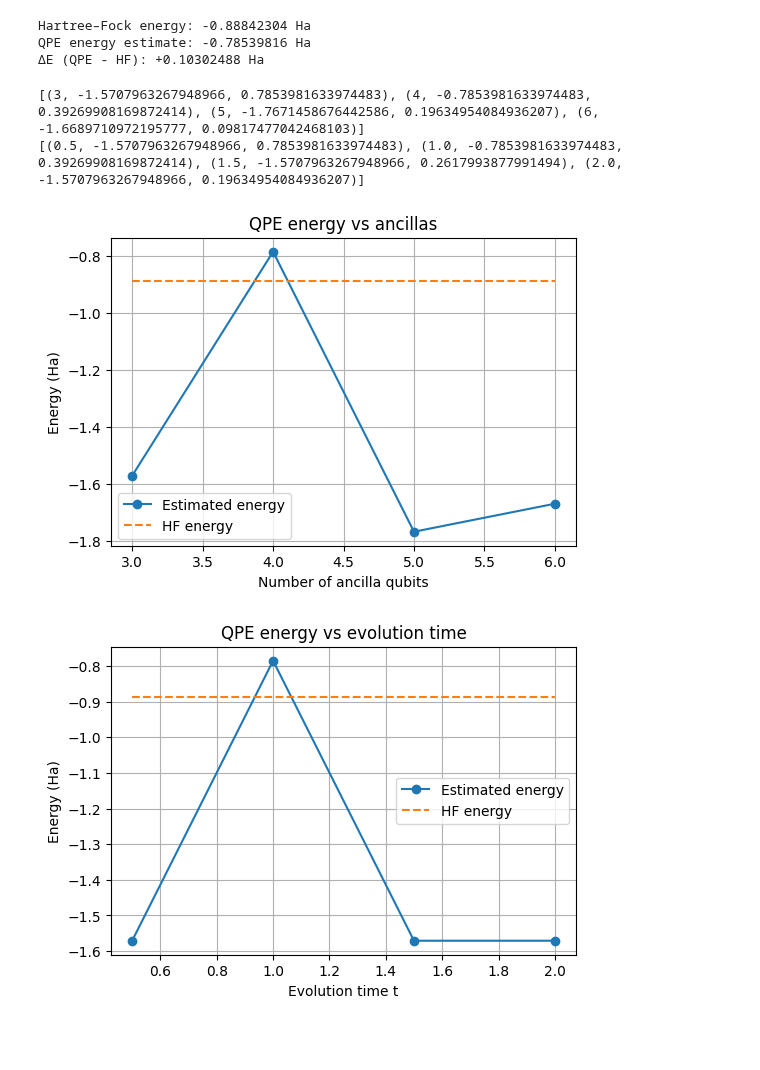
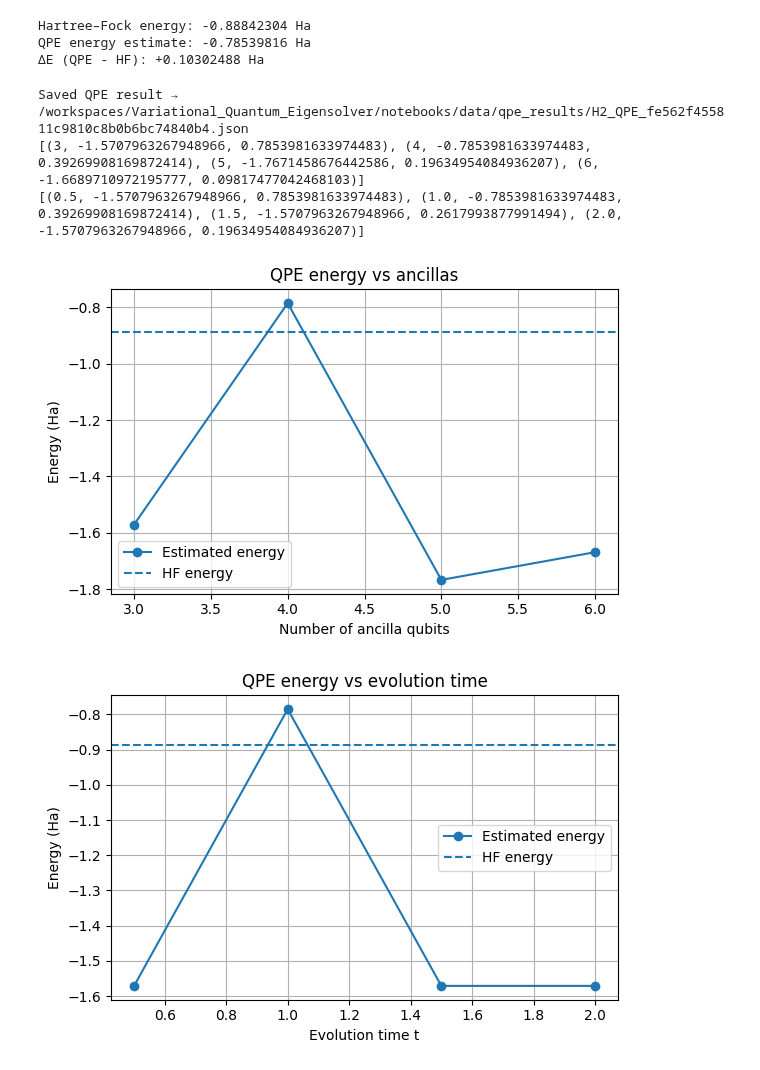
Before and after one commit to SidRichardsQuantum/Variational_Quantum_Eigensolver, a Jupyter notebook: notebooks/H2/H2_QPE_Noiseless.ipynb, the cells around one changed output. Cells and saved outputs as stored; diff of their text form; code cells hidden in the pictures; blank space fills up the shorter version.

Commit message:
tweaks and QPE runs. Save plots and cache results

```diff
--- a/notebooks/H2/H2_QPE_Noiseless.ipynb
+++ b/notebooks/H2/H2_QPE_Noiseless.ipynb
@@ -107,50 +116,69 @@ QPE energy estimate: -0.78539816 Ha
 ΔE (QPE - HF): +0.10302488 Ha
 # %%
 # Sweep ancillas
-anc_list = [3,4,5, 6]
+anc_list = [3, 4, 5, 6]
 energies, bins = [], []
 for n in anc_list:
-    r = run_qpe(hamiltonian, hf, n_ancilla=n, t=t_evol, trotter_steps=trotter_steps,
-                noise_params=None, shots=2000, molecule_name="H2")
+    sig = signature_hash(
+        molecule=molecule_name,
+        n_ancilla=n,
+        t=t_evol,
+        noise=None,
+        shots=shots,
+    )
+    cached = load_qpe_result(molecule_name, sig)
+    if cached:
+        r = cached
+    else:
+        r = run_qpe(hamiltonian, hf, n_ancilla=n, t=t_evol, trotter_steps=trotter_steps,
+                    noise_params=None, shots=shots, molecule_name="H2")
+        save_qpe_result(r)
     energies.append(r["energy"])
     bins.append(2*np.pi/(t_evol*(2**n)))
 
-print(list(zip(anc_list, energies, bins)))  # (n_anc, EstE, bin_width)
+print(list(zip(anc_list, energies, bins)))
 
-# Sweep t (keep |E| < π/t, so try t in [0.5, 1.0, 1.5, 2.0])
+# Sweep evolution time
 t_list = [0.5, 1.0, 1.5, 2.0]
 energies_t, bins_t = [], []
 for tval in t_list:
     r = run_qpe(hamiltonian, hf, n_ancilla=4, t=tval, trotter_steps=trotter_steps,
-                noise_params=None, shots=3000, molecule_name="H2")
+                noise_params=None, shots=shots, molecule_name="H2")
     energies_t.append(r["energy"])
     bins_t.append(2*np.pi/(tval*(2**4)))
 print(list(zip(t_list, energies_t, bins_t)))
 # %% [output]
+Saved QPE result → /workspaces/Variational_Quantum_Eigensolver/notebooks/data/qpe_results/H2_QPE_fe562f455811c9810c8b0b6bc74840b4.json
 [(3, -1.5707963267948966, 0.7853981633974483), (4, -0.7853981633974483, 0.39269908169872414), (5, -1.7671458676442586, 0.19634954084936207), (6, -1.6689710972195777, 0.09817477042468103)]
 [(0.5, -1.5707963267948966, 0.7853981633974483), (1.0, -0.7853981633974483, 0.39269908169872414), (1.5, -1.5707963267948966, 0.2617993877991494), (2.0, -1.5707963267948966, 0.19634954084936207)]
 # %%
-import matplotlib.pyplot as plt
-
+# Plot QPE energy vs number of ancillas
 plt.figure(figsize=(6,4))
 plt.plot(anc_list, energies, 'o-', label='Estimated energy')
-plt.plot(anc_list, [-0.888423]*len(anc_list), '--', label='HF energy')
+plt.axhline(E_hf, linestyle='--', label='HF energy')
 plt.xlabel('Number of ancilla qubits')
 plt.ylabel('Energy (Ha)')
 plt.title('QPE energy vs ancillas')
 plt.legend()
 plt.grid(True)
+plt.tight_layout()
+
+plt.savefig(save_qpe_plot(f"{molecule_name}_QPE_NoiseLess_vsAncilla.png"), dpi=200)
 plt.show()
 
+# Plot QPE energy vs evolution time t
 plt.figure(figsize=(6,4))
 plt.plot(t_list, energies_t, 'o-', label='Estimated energy')
-plt.plot(t_list, [-0.888423]*len(t_list), '--', label='HF energy')
+plt.axhline(E_hf, linestyle='--', label='HF energy')
 plt.xlabel('Evolution time t')
 plt.ylabel('Energy (Ha)')
 plt.title('QPE energy vs evolution time')
 plt.legend()
 plt.grid(True)
+plt.tight_layout()
+
+plt.savefig(save_qpe_plot(f"{molecule_name}_QPE_NoiseLess_vsTime.png"), dpi=200)
 plt.show()
 # %% [output]
-[figure, old version]
+[figure, new version]
-[figure, old version]
+[figure, new version]
```
Also changed, not shown: parts of 3 cells of this notebook, 34 other files.
